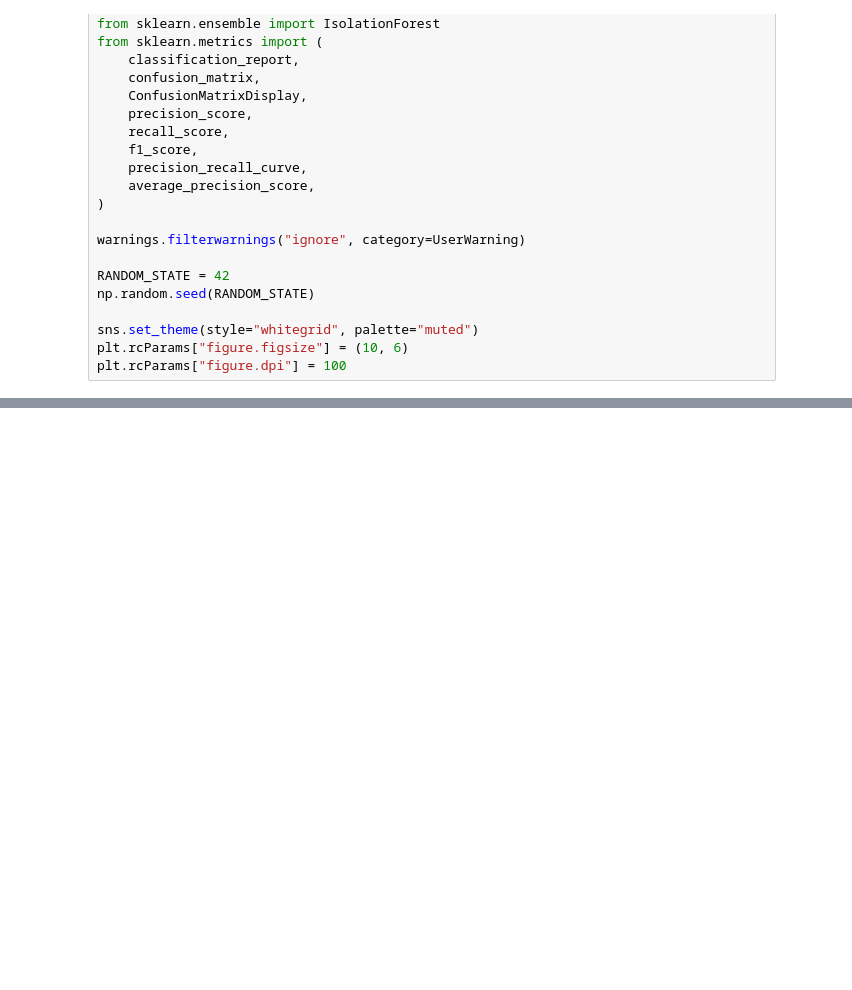
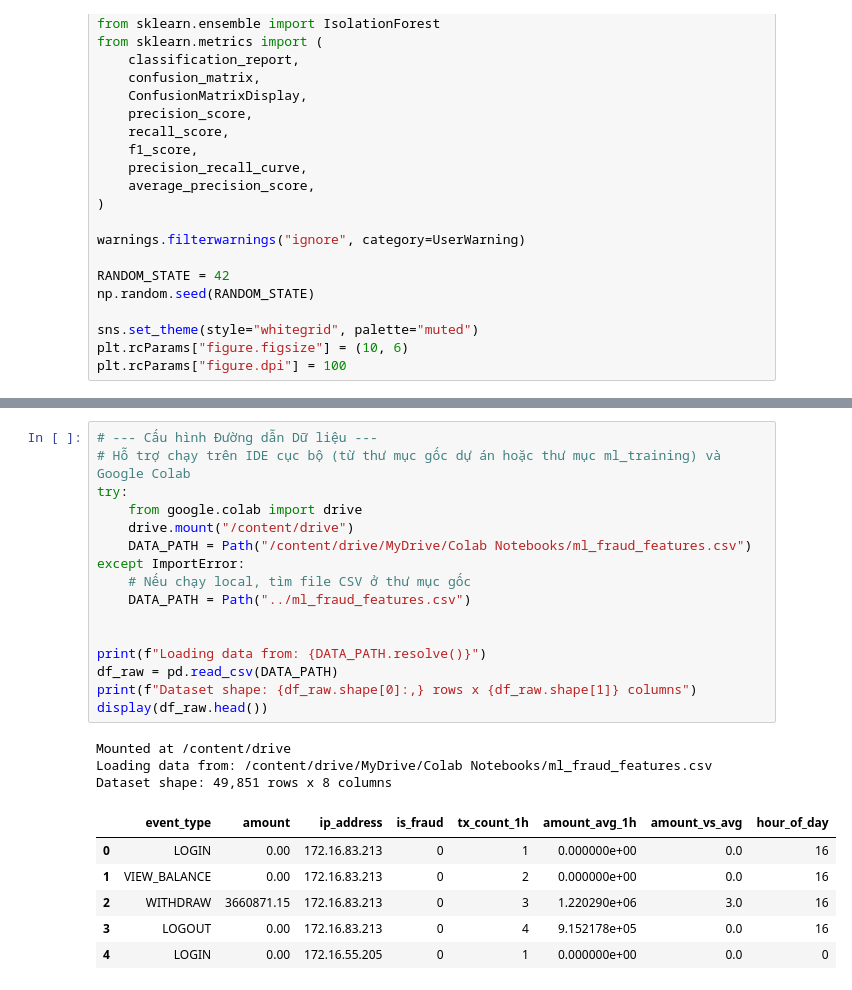
Before and after one commit to nghuy2903/e-commerce-clickstream-and-fraud-detection-data-platform, a Jupyter notebook: ml_training/isolation_forest_challenger.ipynb, the cells around one changed output, grey strips where cells are left out. Cells and saved outputs as stored; diff of their text form; blank space fills up the shorter version.

```diff
--- a/ml_training/isolation_forest_challenger.ipynb
+++ b/ml_training/isolation_forest_challenger.ipynb
@@ -98,0 +77,26 @@ We implement the exact same preprocessor logic as the XGBoost model to prepare o
+# %%
+# --- Cấu hình Đường dẫn Dữ liệu ---
+# Hỗ trợ chạy trên IDE cục bộ (từ thư mục gốc dự án hoặc thư mục ml_training) và Google Colab
+try:
+    from google.colab import drive
+    drive.mount("/content/drive")
+    DATA_PATH = Path("/content/drive/MyDrive/Colab Notebooks/ml_fraud_features.csv")
+except ImportError:
+    # Nếu chạy local, tìm file CSV ở thư mục gốc
+    DATA_PATH = Path("../ml_fraud_features.csv")
+
+
+print(f"Loading data from: {DATA_PATH.resolve()}")
+df_raw = pd.read_csv(DATA_PATH)
+print(f"Dataset shape: {df_raw.shape[0]:,} rows x {df_raw.shape[1]} columns")
+display(df_raw.head())
+# %% [output]
+Mounted at /content/drive
+Loading data from: /content/drive/MyDrive/Colab Notebooks/ml_fraud_features.csv
+Dataset shape: 49,851 rows x 8 columns
+|  | event_type | amount | ip_address | is_fraud | tx_count_1h | amount_avg_1h | amount_vs_avg | hour_of_day |
+| 0 | LOGIN | 0.00 | 172.16.83.213 | 0 | 1 | 0.000000e+00 | 0.0 | 16 |
+| 1 | VIEW_BALANCE | 0.00 | 172.16.83.213 | 0 | 2 | 0.000000e+00 | 0.0 | 16 |
+| 2 | WITHDRAW | 3660871.15 | 172.16.83.213 | 0 | 3 | 1.220290e+06 | 3.0 | 16 |
+| 3 | LOGOUT | 0.00 | 172.16.83.213 | 0 | 4 | 9.152178e+05 | 0.0 | 16 |
+| 4 | LOGIN | 0.00 | 172.16.55.205 | 0 | 1 | 0.000000e+00 | 0.0 | 0 |
```
Also changed, not shown: parts of 33 cells of this notebook, 2 other files.
